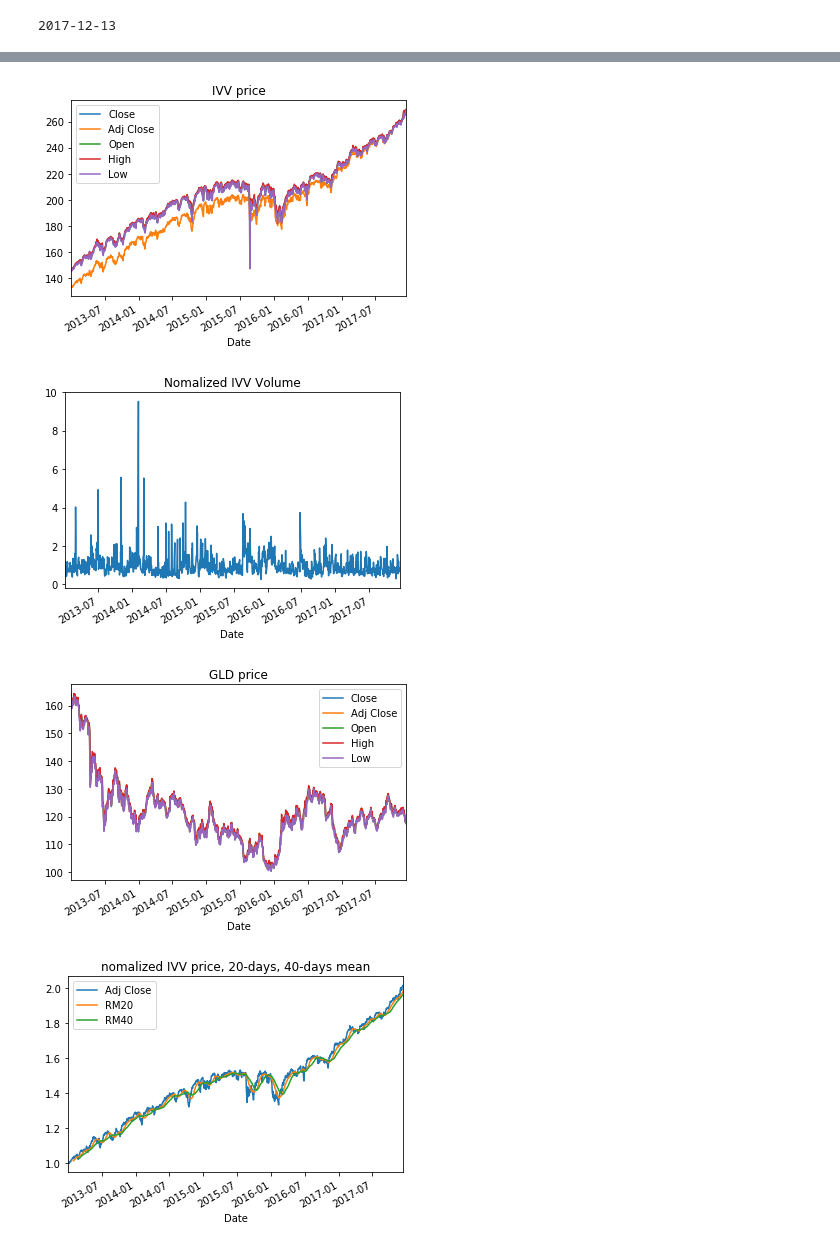
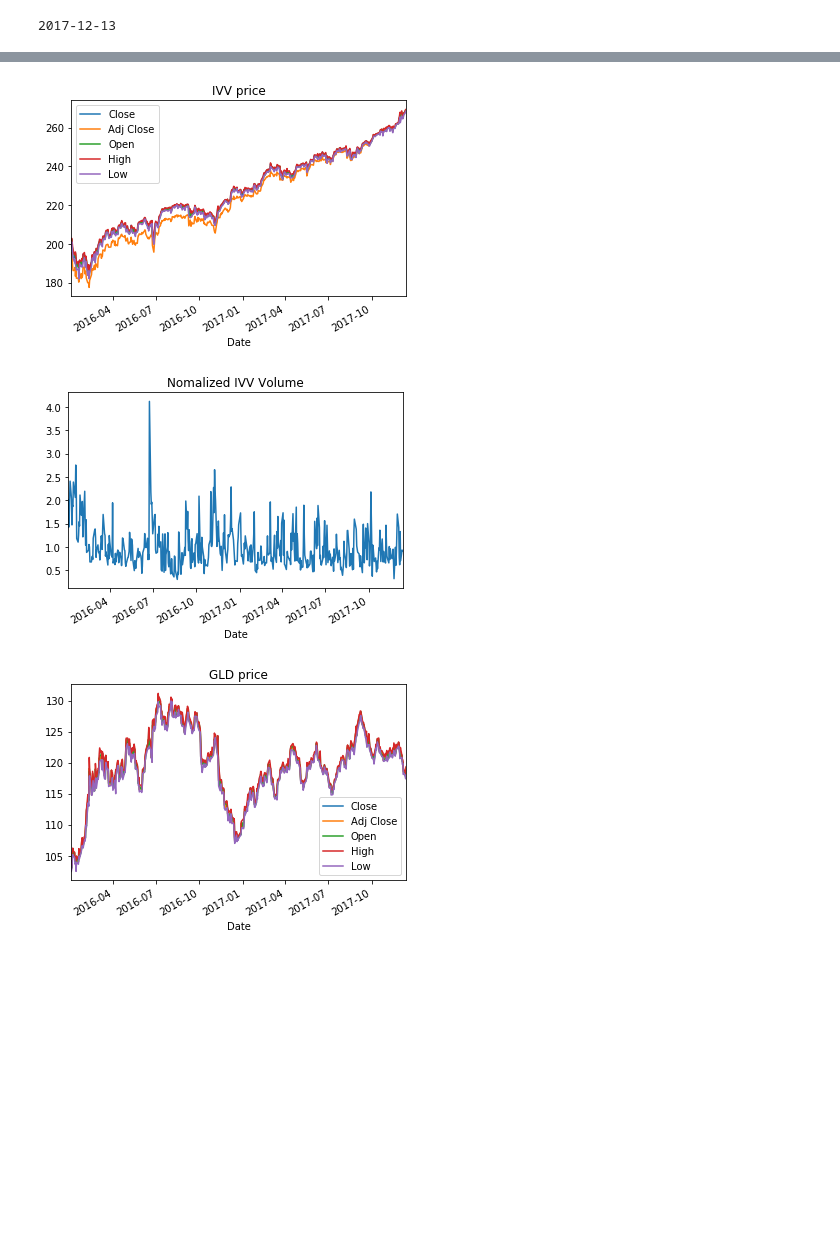
Before and after one commit to Chris-lee-cp/capstone, a Jupyter notebook: stock_prediction_knn.ipynb, the cells around one changed output, grey strips where cells are left out. Drawn from its saved outputs; the diff is of its cells as text; code cells hidden in the pictures; blank space fills up the shorter version.

```diff
--- a/stock_prediction_knn.ipynb
+++ b/stock_prediction_knn.ipynb
@@ -17,8 +20,8 @@ now = datetime.datetime.now()
 end_date = now.strftime("%Y-%m-%d")
 print end_date
 
-ivv = get_input_feature('IVV','2013-01-01', end_date)
-gld = get_input_feature('GLD','2013-01-01', end_date)
+ivv = get_input_feature('IVV','2016-01-01', end_date)
+gld = get_input_feature('GLD','2016-01-01', end_date)
 # %% [output]
 2017-12-13
 # %%
@@ -91,25 +78,21 @@ Date
 # %%
 ##################################
 # check input features using graph
 #################################
 # plot IVV stock
 import pandas as pd
 import matplotlib.pyplot as plt
 
 ivv[['Close','Adj Close', 'Open', 'High', 'Low']].plot(title='IVV price')
 plt.show()
 
 nm_ivv['Volume'].plot(title='Nomalized IVV Volume')
 plt.show()
 
 gld[['Close','Adj Close', 'Open', 'High', 'Low']].plot(title='GLD price')
 plt.show()
-
-features[['Adj Close', 'RM20', 'RM40']].plot(title='nomalized IVV price, 20-days, 40-days mean')
-plt.show()
 # %% [output]
-[figure, old version]
+[figure, new version]
-[figure, old version]
+[figure, new version]
-[figure, old version]
+[figure, new version]
-[figure, removed]
 # %%
```
Also changed, not shown: parts of 4 cells of this notebook, 2 other files.
